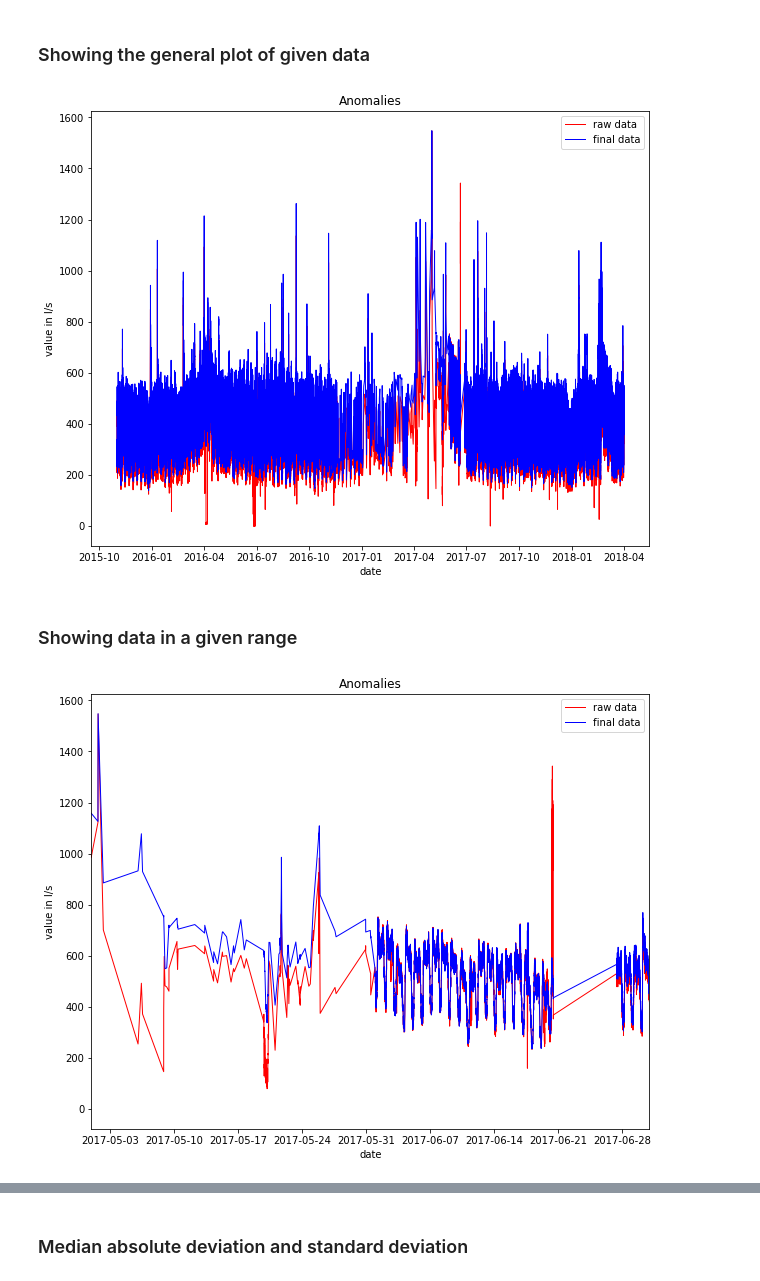
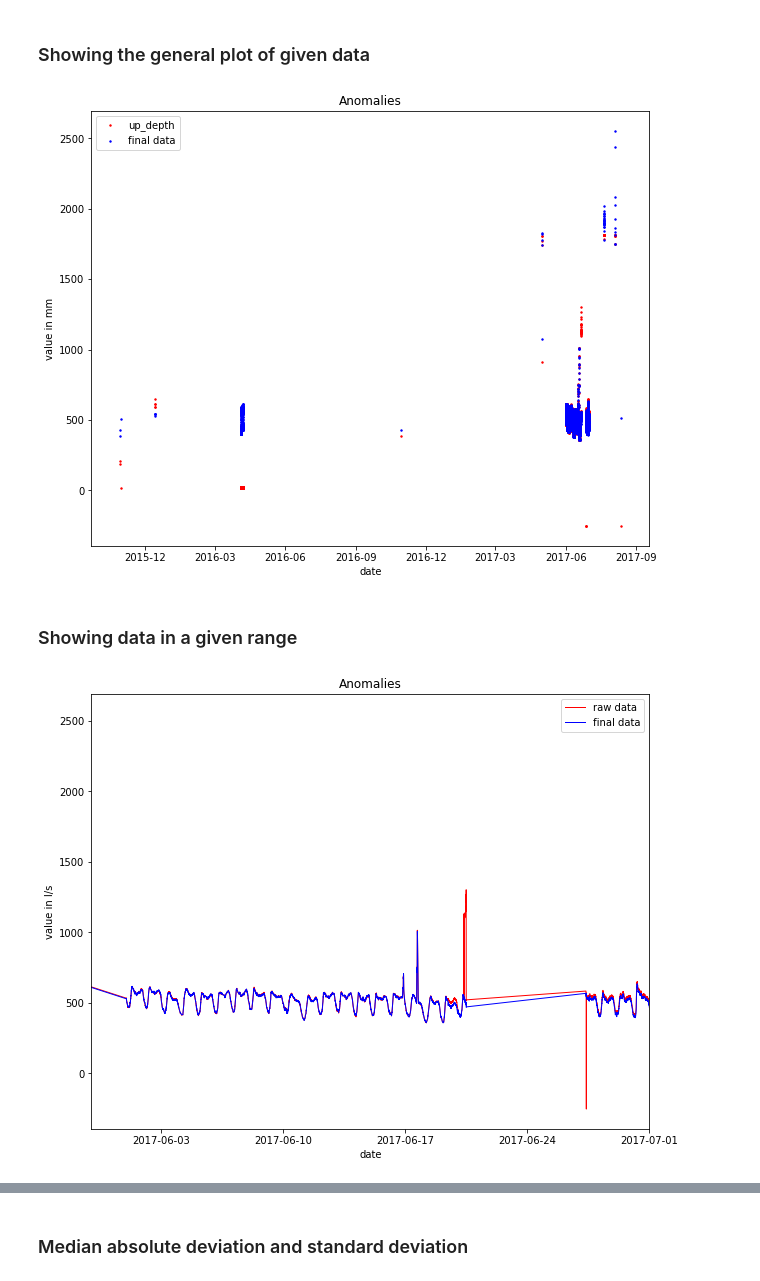
Before and after one commit to efemeryds/flow_exploration, a Jupyter notebook: notebooks/anomalies-detection-site-[7879].ipynb, the cells around one changed output, grey strips where cells are left out. Cells and saved outputs as stored; diff of their text form; code cells hidden in the pictures.

Commit message:
Changing the data set

```diff
--- a/notebooks/anomalies-detection-site-[7879].ipynb
+++ b/notebooks/anomalies-detection-site-[7879].ipynb
@@ -35,10 +35,13 @@ mp1_flow = 11717
+# %%
+up_depth = 11722
+p_depth = 11718
+d_final = 11724
 # %% [markdown]
 ### Using utils to load the values from chosen channels
 # %%
-q_raw = utils.load_channel_data(SITE, q_raw).rename('q_raw').fillna(0)
-mp1_q_final = utils.load_channel_data(SITE, mp1_q_final).rename('mp1_q_final').fillna(0)
-mp1_q_interim = utils.load_channel_data(SITE, mp1_q_interim).rename('mp1_q_interim').fillna(0)
-mp1_flow = utils.load_channel_data(SITE, mp1_flow).rename('mp1_flow').fillna(0)
+up_depth = utils.load_channel_data(SITE, up_depth).rename('up_depth').fillna(0)
+p_depth = utils.load_channel_data(SITE, p_depth).rename('p_depth').fillna(0)
+d_final = utils.load_channel_data(SITE, d_final).rename('d_final').fillna(0)
 # %% [markdown]
 ### Short description of the data
 # %%
@@ -68,7 +71,7 @@ Name: mp1_q_final, dtype: float64
 # %% [markdown]
 ### Adding the difference between raw and final
 # %%
-df = pd.concat([mp1_flow, mp1_q_final], axis=1).dropna()
-df['q_diff'] = np.abs(df.mp1_q_final - df.mp1_flow)
-print('Anomalies in q_raw: {:}'.format(len(df[df['q_diff'] > 1])))
+df = pd.concat([up_depth, d_final], axis=1).dropna()
+df['d_diff'] = np.abs(df.d_final - df.up_depth)
+print('Anomalies in up_depth: {:}'.format(len(df[df['d_diff'] > 1])))
 # %% [output]
@@ -76,7 +79,7 @@ Anomalies in q_raw: 195138
 # %% [markdown]
 ### Creating anomalies data frame
 # %%
-anomalies = df[df.q_diff > 1]
+anomalies = df[df.d_diff > 1]
 anomalies = anomalies.reset_index()
-anomalies[['time','mp1_flow','mp1_q_final','q_diff']].head()
+anomalies[['time','up_depth','d_final', 'd_diff']].head()
 # %% [output]
@@ -104,28 +121,29 @@ anomalies.describe()
 ### Showing the general plot of given data
 # %%
 plt.figure(figsize=(10, 8))
-plt.plot(anomalies['time'], anomalies['mp1_flow'], color="red",
-    label="raw data", linewidth=1)
-plt.plot(anomalies['time'], anomalies['mp1_q_final'], c='blue', label="final data",linewidth=1)
+
+plt.scatter(anomalies['time'].values.reshape(-1,1), anomalies['up_depth'], color="red",
+    label="up_depth", s=2)
+plt.scatter(anomalies['time'].values.reshape(-1,1), anomalies['d_final'], c='blue', label="final data",s=2)
 plt.xlabel("date")
-plt.ylabel("value in l/s")
+plt.ylabel("value in mm")
 plt.title("Anomalies")
 plt.legend()
 plt.show()
 # %% [output]
-[figure, old version]
+[figure, new version]
 # %% [markdown]
 ### Showing data in a given range
 # %%
 plt.figure(figsize=(10, 8))
-plt.plot(anomalies['time'], anomalies['mp1_flow'], color="red",
+plt.plot(anomalies['time'], anomalies['up_depth'], color="red",
     label="raw data", linewidth=1)
-plt.plot(anomalies['time'], anomalies['mp1_q_final'], c='blue', label="final data",linewidth=1)
-plt.xlim(('2017-05-01'),('2017-07-01'))
+plt.plot(anomalies['time'], anomalies['d_final'], c='blue', label="final data",linewidth=1)
+plt.xlim(('2017-05-30'),('2017-07-01'))
 plt.xlabel("date")
 plt.ylabel("value in l/s")
 plt.title("Anomalies")
 plt.legend()
 plt.show()
 # %% [output]
-[figure, old version]
+[figure, new version]
```
Also changed, not shown: parts of 27 cells of this notebook, 1 other file.
